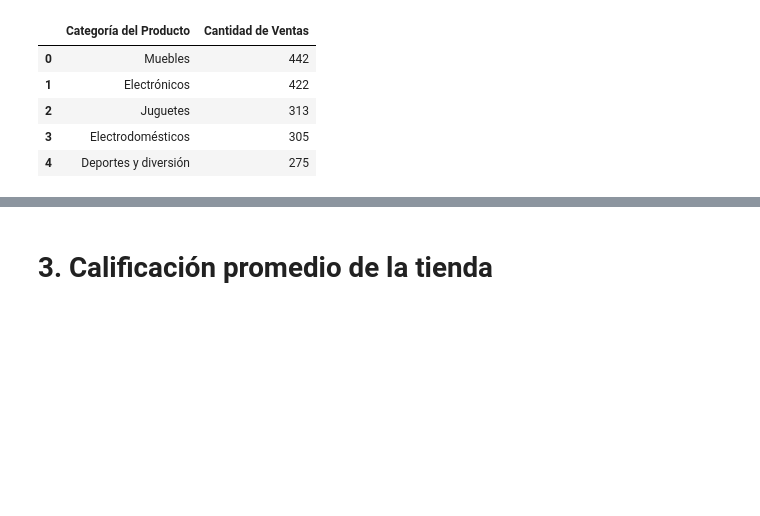
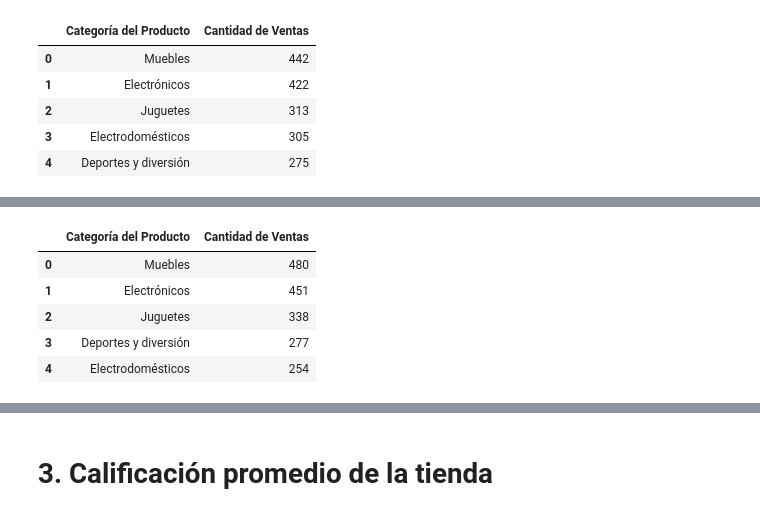
Before and after one commit to brunod02/Challenge-Data-Science, a Jupyter notebook: AluraStoreLatam.ipynb, the cells around one changed output, grey strips where cells are left out. Drawn from its saved outputs; the diff is of its cells as text; code cells hidden in the pictures; blank space fills up the shorter version.

```diff
--- a/AluraStoreLatam.ipynb
+++ b/AluraStoreLatam.ipynb
@@ -154,0 +177,13 @@ tienda3
+# %%
+tiendas4_ventas = tiendas4['Categoría del Producto'].value_counts()
+tienda4 = tiendas4_ventas.reset_index()
+tienda4 = tienda4.rename(columns={'count': 'Cantidad de Ventas'})
+tienda4 = tienda4[tienda4['Cantidad de Ventas'] > 250]
+display(tienda4)
+# %% [output]
+|  | Categoría del Producto | Cantidad de Ventas |
+| 0 | Muebles | 480 |
+| 1 | Electrónicos | 451 |
+| 2 | Juguetes | 338 |
+| 3 | Deportes y diversión | 277 |
+| 4 | Electrodomésticos | 254 |
```
Also changed, not shown: parts of 6 cells of this notebook.
